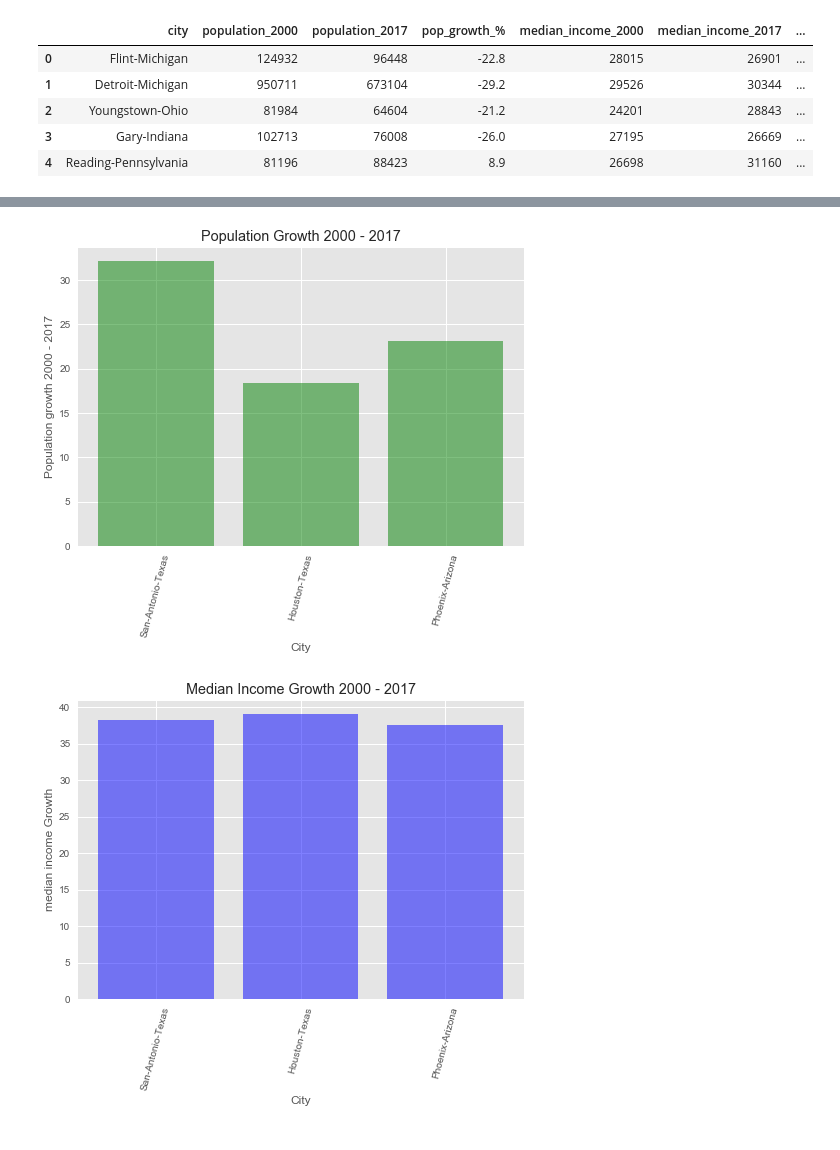
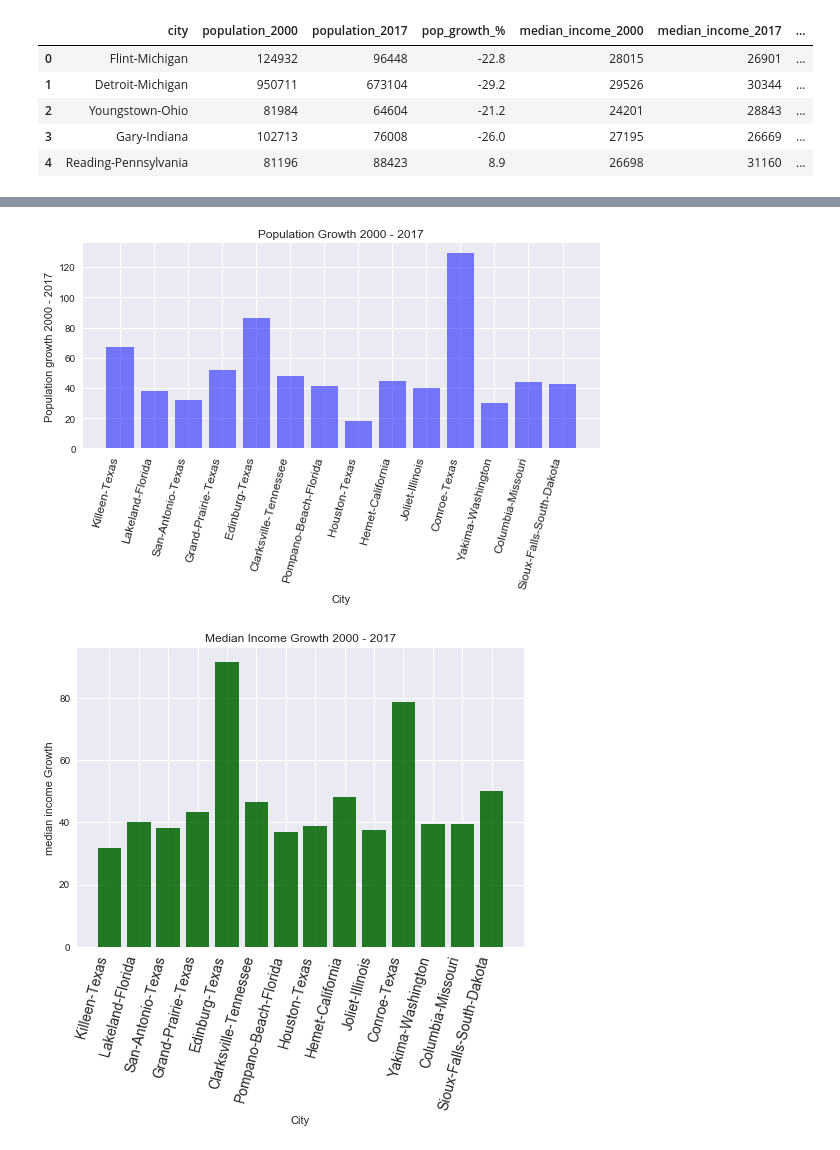
Before and after one commit to Zeriet/RESmartInvestAnalyzer, a Jupyter notebook: RE-Investmaent-Analysis.ipynb, the cells around one changed output, grey strips where cells are left out. Saved outputs shown, nothing was run; the diff lists cells and outputs as text; code cells hidden in the pictures.

```diff
--- a/RE-Investmaent-Analysis.ipynb
+++ b/RE-Investmaent-Analysis.ipynb
@@ -67,20 +70,16 @@ popln_growth_filter = (((df['population_2017'] > 1000000) & (df['pop_growth_%']
 median_income_filter = df['income_growth_%'] > 31.5
 median_house_filter = df['median_house_growth_%'] > 42.5
 crime_level_filter = df['crime_index_2018'] < 500
-
 poverty_rate_filter = df['poverty_rate_%'] < 25
 
-
-
-df_filter = df.loc[popln_growth_filter & median_income_filter & median_house_filter & crime_level_filter, :]
-# df_filter = df.loc[median_income_filter & median_house_filter & crime_level_filter, :]
+df_filter = df.loc[popln_growth_filter & median_income_filter & median_house_filter & crime_level_filter & poverty_rate_filter, :]
 
 #playing around
-pop_filter = df['population_2017'] > 500000
-median_house_filter = df['median_house_2017'] < 300000
+pop_filter = df['population_2017'] > 80000
+median_house_filter = df['median_house_2017'] < 200000
 
 df_filter = df_filter.loc[pop_filter & median_house_filter,:]
 
-df_filter.count()
+df_filter.info()
 df_filter
 # %% [output]
@@ -91,26 +118,37 @@ df_filter
 # %%
-plt.style.use('ggplot')
+plt.style.use('seaborn')
 
 cities = df_filter.loc[:,'city'].values
 pop_growth = df_filter.loc[:,'pop_growth_%'].values
 
 # plt.subplot(1, 1, 1)
-plt.bar(cities, pop_growth, color ='green', align='center', alpha=0.5)
+plt.bar(cities, pop_growth, color ='blue', alpha=0.5)
 plt.xlabel("City")
 plt.ylabel("Population growth 2000 - 2017")
 plt.title('Population Growth 2000 - 2017')
-plt.xticks(rotation=75)
+plt.xticks(rotation=75, size=12, horizontalalignment="right")
+plt.tight_layout()
 plt.show()
 
 median_income = df_filter.loc[:,'income_growth_%'].values
-
 # plt.subplot(1, 2, 2)
-plt.bar(cities, median_income, color ='blue', align='center', alpha=0.5)
+plt.bar(cities, median_income, color = 'darkgreen', alpha = 0.85)
 plt.xlabel("City")
 plt.ylabel("median income Growth")
 plt.title('Median Income Growth 2000 - 2017')
-plt.xticks(rotation=75)
+plt.xticks(rotation=75, size=14, horizontalalignment="right")
+# plt.tight_layout()
 plt.show()
+
+median_house_2017 = df_filter.loc[:,'median_house_2017'].values
+# plt.subplot(1, 2, 2)
+plt.bar(cities, median_house_2017, color ='red', alpha=0.5)
+plt.xlabel("City", fontsize = 15, weight = 'bold')
+plt.ylabel("median house price 2017")
+plt.title('Median House price 2017')
+plt.xticks(rotation=75, size=14, horizontalalignment="right")
+plt.tight_layout()
+plt.show()
 # %% [output]
-[figure, old version]
+[figure, new version]
-[figure, old version]
+[figure, new version]
```
Also changed, not shown: parts of 3 cells of this notebook, 5 other files.
